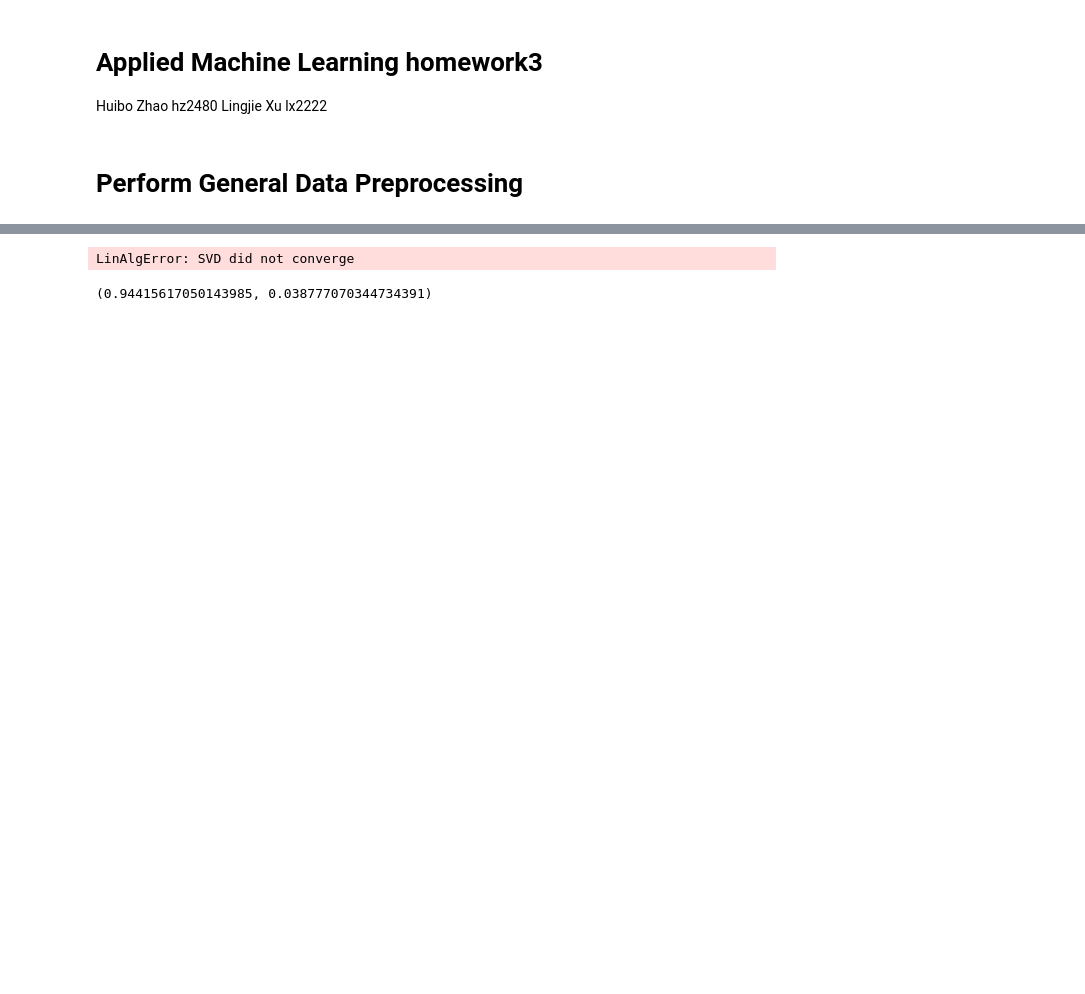
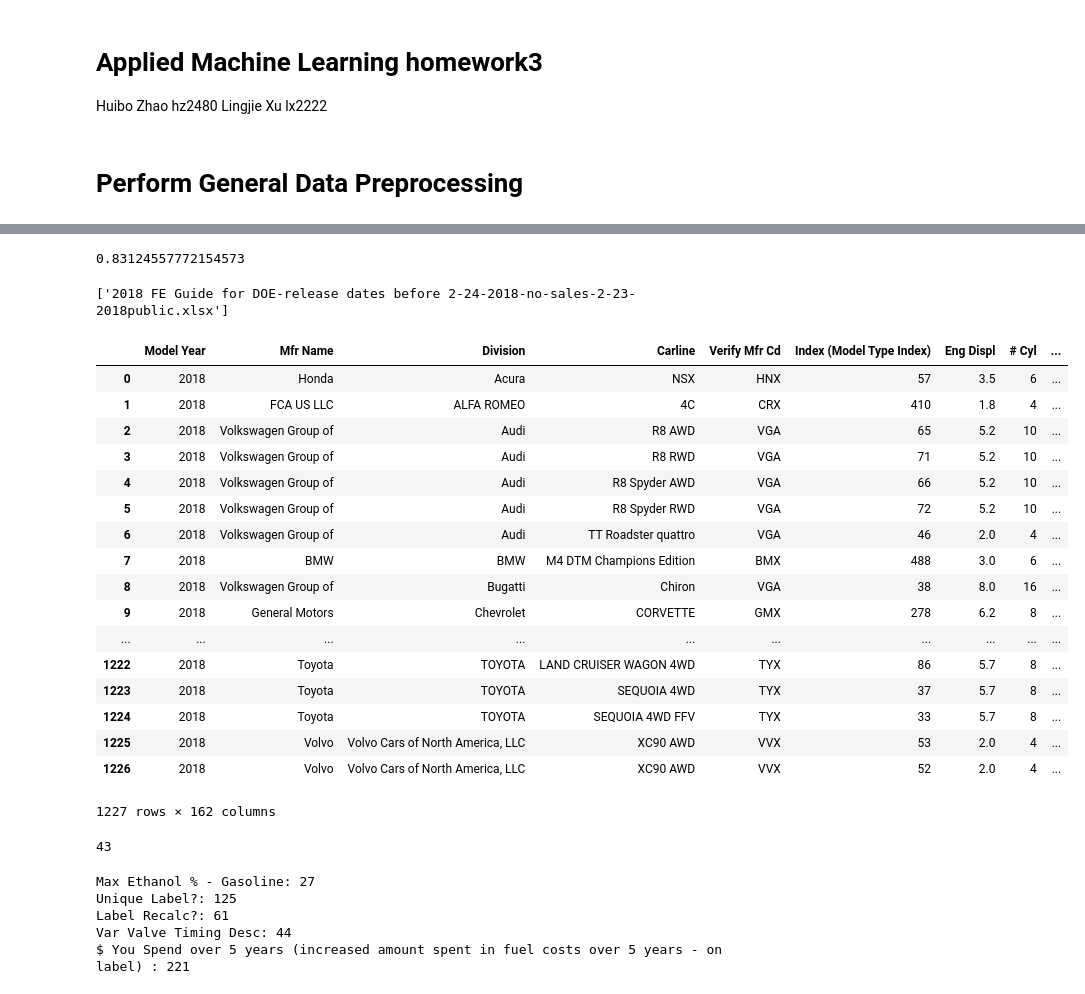
Before and after one commit to applied-ml-spring-18/homework-3-panda-express, a Jupyter notebook: hw3.ipynb, the cells around one changed output, grey strips where cells are left out. Cells and saved outputs as stored; diff of their text form; code cells hidden in the pictures; blank space fills up the shorter version.

Commit message:
part1 add test data

```diff
--- a/hw3.ipynb
+++ b/hw3.ipynb
@@ -169,13 +235,44 @@ X_train, X_val, y_train, y_val = train_test_split(
 # %%
 # Evaluate
-ridge_pipe = make_pipeline(StandardScaler(), RidgeCV())
-scores = cross_val_score(ridge_pipe, X_fancy_mice, y, cv=10)
-np.mean(scores), np.std(scores)
+# ridge_pipe = make_pipeline(StandardScaler(), RidgeCV())
+# scores = cross_val_score(ridge_pipe, X_fancy_mice, y, cv=10)
+# np.mean(scores), np.std(scores)
-# %% [output]
-LinAlgError: SVD did not converge
 # %%
 lasso_pipe = make_pipeline(StandardScaler(), LassoCV())
-scores = cross_val_score(lasso_pipe, X_fancy_mice, y, cv=10)
-np.mean(scores), np.std(scores)
+lasso_pipe.fit(X_15_17, y_15_17)
+lasso_pipe.score(X_18, y_18)
+# scores = cross_val_score(lasso_pipe, X_fancy_mice, y, cv=10)
+# np.mean(scores), np.std(scores)
 # %% [output]
-(0.94415617050143985, 0.038777070344734391)
+0.83124557772154573
+# %%
+xlsx_test = [f for f in files if f[-4:] == 'xlsx' and f[0] != '~' and f[0:4] == '2018']
+# %%
+xlsx_test
+# %% [output]
+['2018 FE Guide for DOE-release dates before 2-24-2018-no-sales-2-23-2018public.xlsx']
+# %%
+test_data = pd.read_excel(xlsx_test[0], 'FEguide')
+df_test = pd.DataFrame()
+df_test = df_test.append(test_data)
+# %%
+df_test
+# %% [output]
+|  | Model Year | Mfr Name | Division | Carline | Verify Mfr Cd | Index (Model Type Index) | Eng Displ | # Cyl | ... |
+| 0 | 2018 | Honda | Acura | NSX | HNX | 57 | 3.5 | 6 | ... |
+| 1 | 2018 | FCA US LLC | ALFA ROMEO | 4C | CRX | 410 | 1.8 | 4 | ... |
+| 2 | 2018 | Volkswagen Group of | Audi | R8 AWD | VGA | 65 | 5.2 | 10 | ... |
+| 3 | 2018 | Volkswagen Group of | Audi | R8 RWD | VGA | 71 | 5.2 | 10 | ... |
+| 4 | 2018 | Volkswagen Group of | Audi | R8 Spyder AWD | VGA | 66 | 5.2 | 10 | ... |
+| 5 | 2018 | Volkswagen Group of | Audi | R8 Spyder RWD | VGA | 72 | 5.2 | 10 | ... |
+| 6 | 2018 | Volkswagen Group of | Audi | TT Roadster quattro | VGA | 46 | 2.0 | 4 | ... |
+| 7 | 2018 | BMW | BMW | M4 DTM Champions Edition | BMX | 488 | 3.0 | 6 | ... |
+| 8 | 2018 | Volkswagen Group of | Bugatti | Chiron | VGA | 38 | 8.0 | 16 | ... |
+| 9 | 2018 | General Motors | Chevrolet | CORVETTE | GMX | 278 | 6.2 | 8 | ... |
+| ... | ... | ... | ... | ... | ... | ... | ... | ... | ... |
+| 1222 | 2018 | Toyota | TOYOTA | LAND CRUISER WAGON 4WD | TYX | 86 | 5.7 | 8 | ... |
+| 1223 | 2018 | Toyota | TOYOTA | SEQUOIA 4WD | TYX | 37 | 5.7 | 8 | ... |
+| 1224 | 2018 | Toyota | TOYOTA | SEQUOIA 4WD FFV | TYX | 33 | 5.7 | 8 | ... |
+| 1225 | 2018 | Volvo | Volvo Cars of North America, LLC | XC90 AWD | VVX | 53 | 2.0 | 4 | ... |
+| 1226 | 2018 | Volvo | Volvo Cars of North America, LLC | XC90 AWD | VVX | 52 | 2.0 | 4 | ... |
+1227 rows × 162 columns
@@ -181,0 +281,4 @@ np.mean(scores), np.std(scores)
+# %%
+len(df_test_1.columns)
+# %% [output]
+43
@@ -181,0 +287,23 @@ np.mean(scores), np.std(scores)
+# %%
+# After the second drop, we left with 48 features
+# We found 8 features have at least 1 nan values
+# We have to handle that
+count_dict = {}
+column_names = df_test_1.columns.values
+for column_name in column_names:
+    count = 0
+    for i in range(0,df_test_1.shape[0]):
+        if isinstance(df_test_1.iloc[i][column_name],float) and math.isnan(df_test_1.iloc[i][column_name]):
+            count += 1
+    count_dict[column_name] = count
+
+
+for key in count_dict:
+    if count_dict[key] > 0:
+        print(str(key) + ": " + str(count_dict[key]))
+# %% [output]
+Max Ethanol % - Gasoline: 27
+Unique Label?: 125
+Label Recalc?: 61
+Var Valve Timing Desc: 44
+$ You Spend over 5 years (increased amount spent in fuel costs over 5 years - on label) : 221
```
Also changed, not shown: parts of 27 cells of this notebook.
